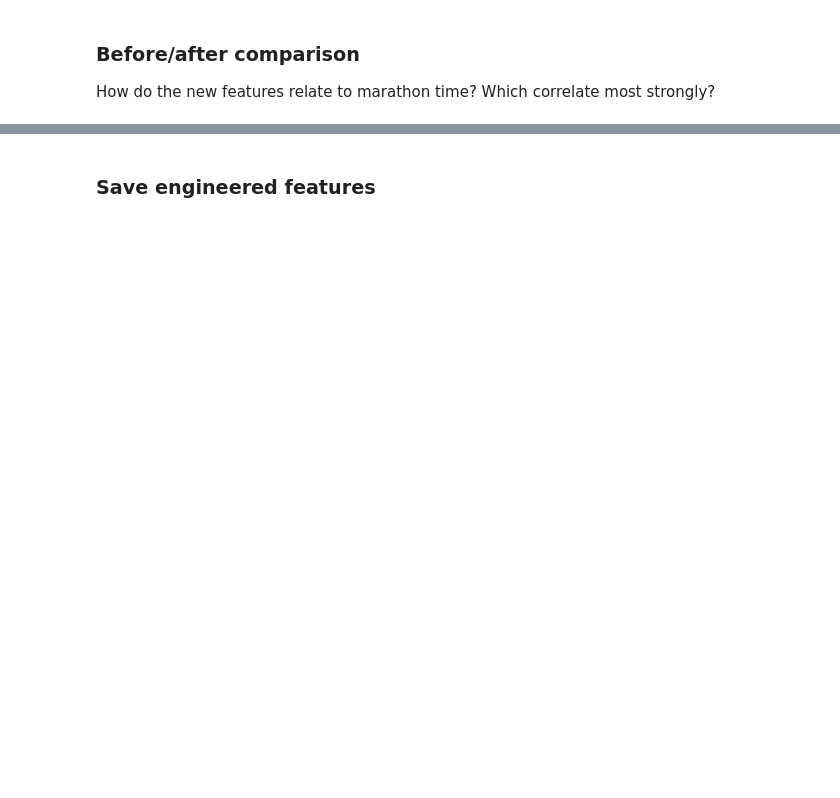
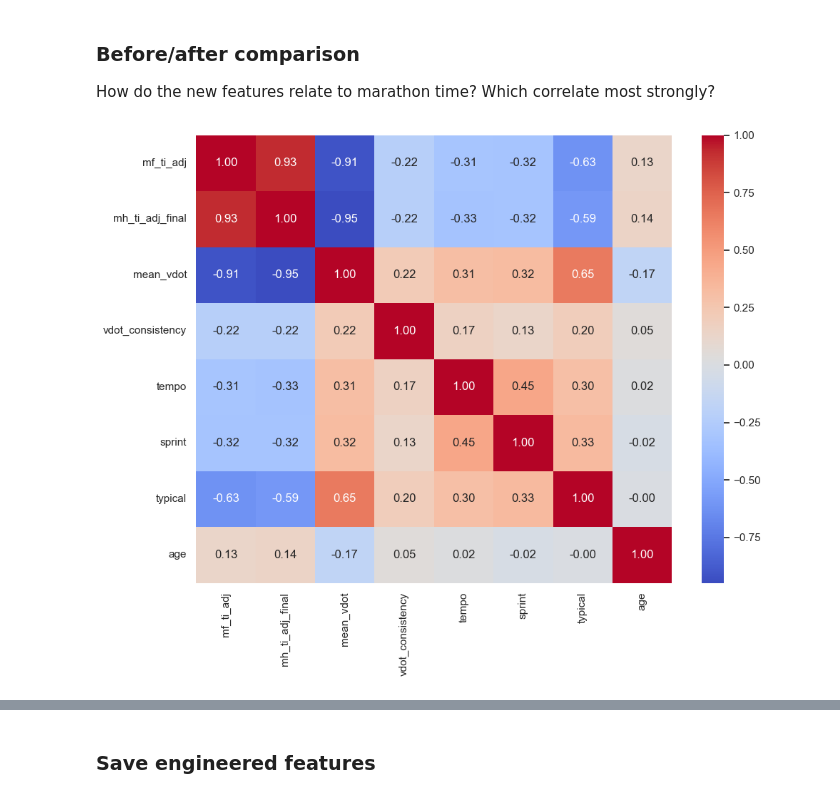
Before and after one commit to jacmil/Marathon-Pace-Predictor, a Jupyter notebook: notebooks/02_feature_engineering.ipynb, the cells around one changed output, grey strips where cells are left out. Cells and saved outputs as stored; diff of their text form; code cells hidden in the pictures; blank space fills up the shorter version.

```diff
--- a/notebooks/02_feature_engineering.ipynb
+++ b/notebooks/02_feature_engineering.ipynb
@@ -242,0 +281,20 @@ Use the half marathon time to generate a Riegel prediction. This gives the model
+# %%
+races = [
+    ('mh_ti_adj', 13.1),
+    ('m10_ti_adj', 10),
+    ('k10_ti_adj', 6.2),
+    ('m5_ti_adj', 5),
+    ('k5_ti_adj', 3.1),
+]
+
+def calc_consistency(row):
+    vdots = []
+
+    for race, dist in races:
+        if pd.notna(row[race]):
+            vdots.append(vdot_from_race(race_time=row[race], race_distance=dist))
+
+    return 1 - (abs(vdots[0] - vdots[1]) / row["mean_vdot"])
+
+
+df["vdot_consistency"] = df.apply(calc_consistency, axis=1)
@@ -250,0 +309,18 @@ How do the new features relate to marathon time? Which correlate most strongly?
+# %%
+# Correlation of new features with marathon time
+cols = ["mf_ti_adj",
+        "mh_ti_adj_final",
+        "mean_vdot",
+        "vdot_consistency",
+        "tempo",
+        "sprint",
+        "typical",
+        "age",
+    ]
+
+plt.figure(figsize=(10, 8))
+sns.heatmap(df[cols].corr(numeric_only=True), annot=True, fmt=".2f", cmap="coolwarm")
+plt.tight_layout()
+plt.show()
+# %% [output]
+[figure, added]
```
Also changed, not shown: parts of 36 cells of this notebook.
